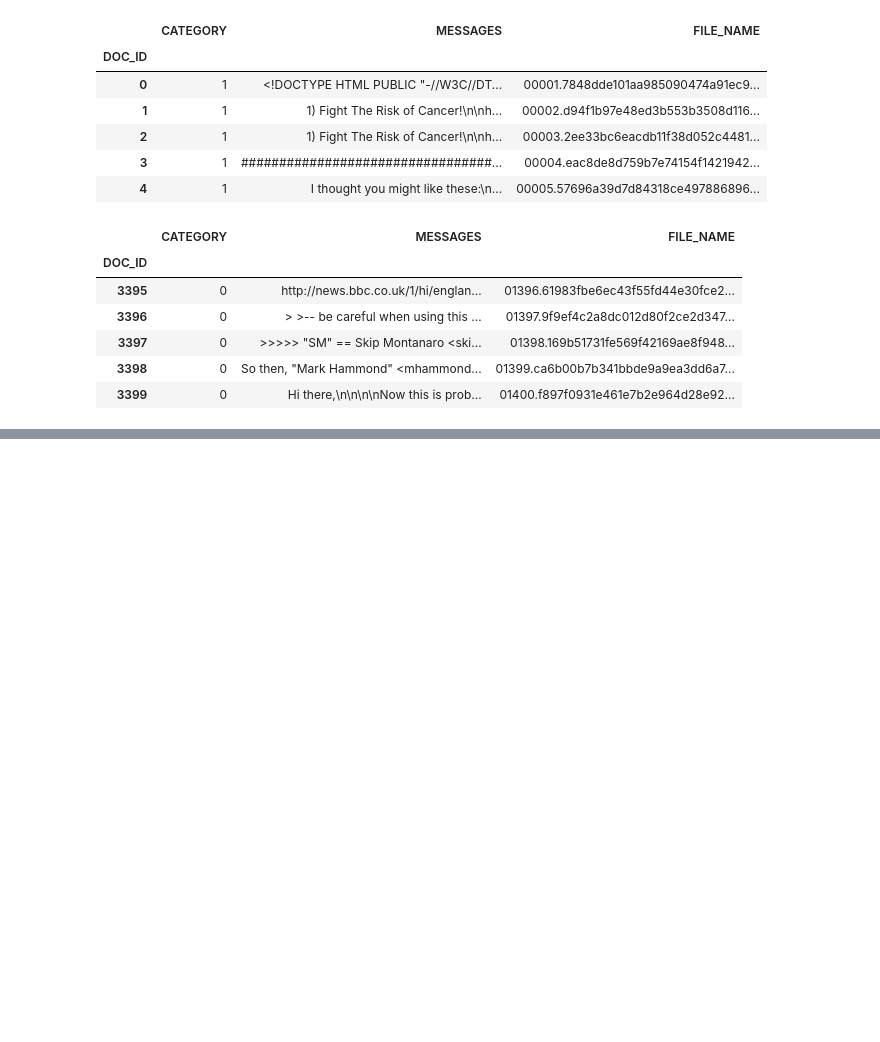
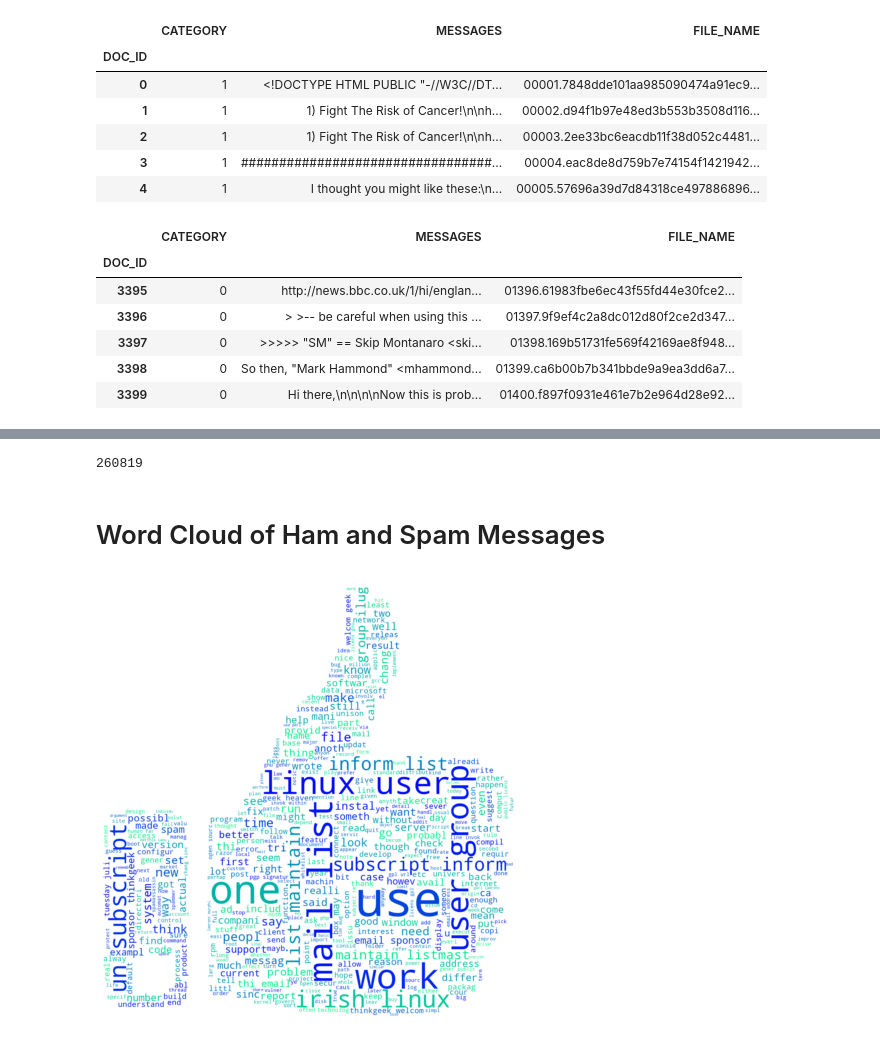
Before and after one commit to awsmak/Spam-Filter-using-Naive-Bayes-classifier, a Jupyter notebook: 06 Nayes Classifier.ipynb, the cells around one changed output, grey strips where cells are left out. Saved outputs shown, nothing was run; the diff lists cells and outputs as text; code cells hidden in the pictures; blank space fills up the shorter version.

```diff
--- a/06 Nayes Classifier.ipynb
+++ b/06 Nayes Classifier.ipynb
@@ -334,0 +611,4 @@ msg. lower()
+# %%
+%%time
+# use apply() on ll the messages in the dataframe
+nested_list = data.MESSAGES.apply(clean_messages)
@@ -334,0 +643,3 @@ msg. lower()
+# %%
+doc_ids_spam = data[data.CATEGORY ==1].index
+doc_ids_ham = data[data.CATEGORY ==0].index
@@ -334,0 +648,2 @@ msg. lower()
+# %%
+nested_list_ham = nested_list.loc[doc_ids_ham]
@@ -334,0 +684,6 @@ msg. lower()
+# %%
+#original method
+flat_list_ham = [item for sublist in nested_list_ham for item in sublist]
+normal_words = pd.Series(flat_list_ham).value_counts()
+
+normal_words.shape[0]#total no. of unique words in non-spam mesages]
@@ -334,0 +746,29 @@ msg. lower()
+# %%
+example_corpus = nltk.corpus.gutenberg.words('melville-moby_dick.txt')
+len(example_corpus)
+# %% [output]
+260819
+# %% [markdown]
+# Word Cloud of Ham and Spam Messages
+# %%
+icon =Image.open(THUMBS_UP_FILE)
+image_mask = Image.new(mode='RGB', size = icon.size, color = (255,255,255))
+image_mask.paste(icon, box = icon)
+
+rgb_array = np.array(image_mask) # converts the image object to an array
+
+# Gnerate the text as a string for the word cloud
+
+ham_str = ' '.join(flat_list_ham)
+
+word_cloud = WordCloud(mask = rgb_array, background_color = 'white',
+                      max_words = 400, colormap = 'winter')
+
+word_cloud.generate(ham_str)
+
+plt.figure(figsize=[16,8])
+plt.imshow(word_cloud, interpolation = 'bilinear')
+plt.axis('off')
+plt.show()
+# %% [output]
+[figure, added]
```
Also changed, not shown: parts of 120 cells of this notebook.
